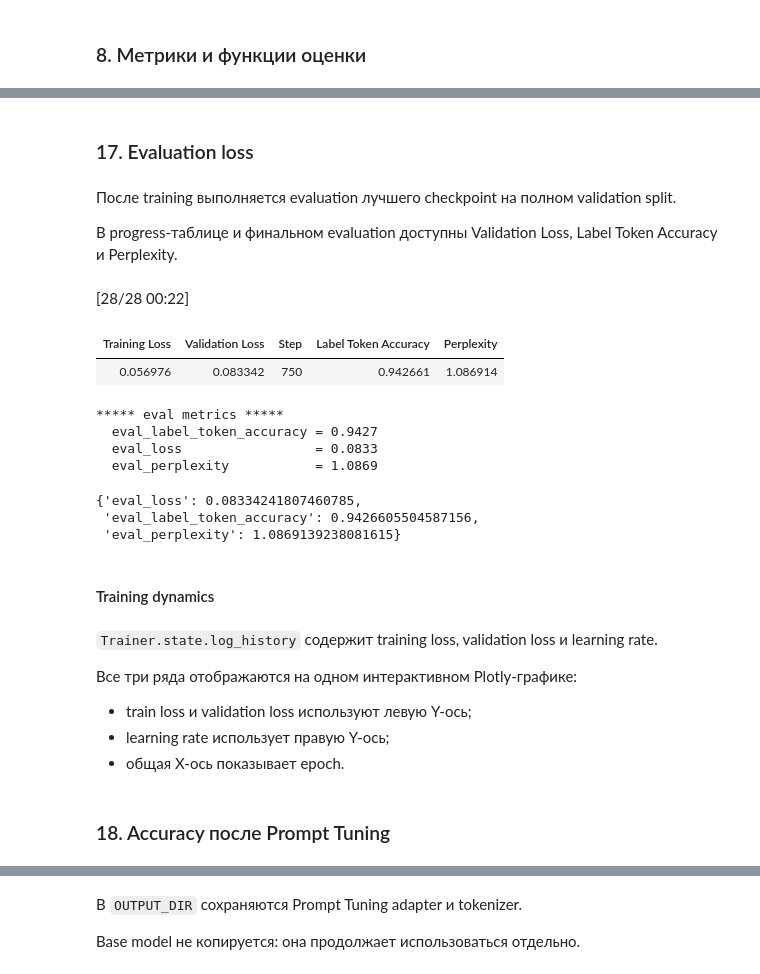
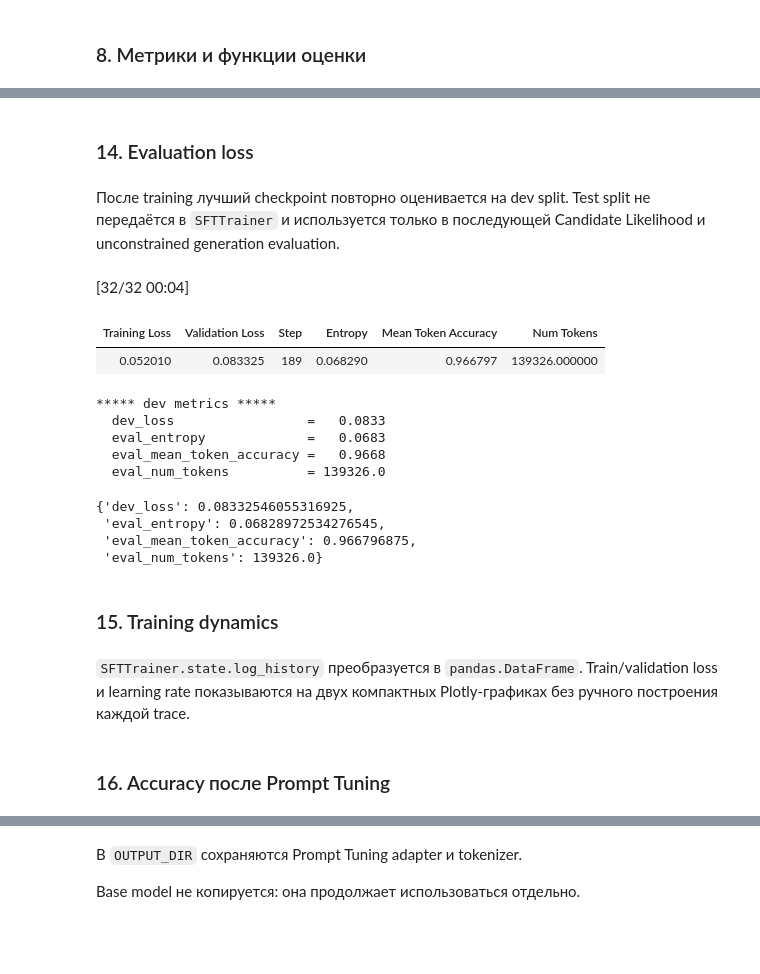
Before and after one commit to artyomboyko/ai-methods, a Jupyter notebook: notebooks/finetuning/peft/1_peft-basics-results-table-fixed.ipynb, the cells around one changed output, grey strips where cells are left out. Drawn from its saved outputs; the diff is of its cells as text; code cells hidden in the pictures; blank space fills up the shorter version.

Commit message:
Оптимизировал блокнот Prompt Tuning

```diff
--- a/notebooks/finetuning/peft/1_peft-basics-results-table-fixed.ipynb
+++ b/notebooks/finetuning/peft/1_peft-basics-results-table-fixed.ipynb
@@ -382,8 +350,4 @@ CUDA available:   True
 # %%
-device = torch.device(
-    "cuda"
-    if torch.cuda.is_available()
-    else "cpu"
-)
+device = torch.device("cuda" if torch.cuda.is_available() else "cpu")
 # %%
 def clear_device_memory():
@@ -1796,55 +1185,28 @@ train_loss                  : 0.10764096395174662
 # %% [markdown]
-### 17. Evaluation loss
+### 14. Evaluation loss
 # %% [markdown]
-После training выполняется evaluation лучшего checkpoint на полном validation split.
-
-В progress-таблице и финальном evaluation доступны Validation Loss, Label Token Accuracy и Perplexity.
+После training лучший checkpoint повторно оценивается на dev split. Test split не передаётся в `SFTTrainer` и используется только в последующей Candidate Likelihood и unconstrained generation evaluation.
 # %%
-eval_metrics = (
-    trainer.evaluate()
-)
-
-final_perplexity = (
-    eval_metrics.get(
-        "eval_perplexity"
-    )
-)
-
-if final_perplexity is not None:
-    final_perplexity = float(
-        final_perplexity
-    )
-
-trainer.log_metrics(
-    "eval",
-    eval_metrics,
-)
-
-trainer.save_metrics(
-    "eval",
-    eval_metrics,
-)
-
-eval_metrics
+trainer.remove_callback(EarlyStoppingCallback)
+dev_metrics = trainer.evaluate(metric_key_prefix="dev")
+trainer.log_metrics("dev", dev_metrics)
+trainer.save_metrics("dev", dev_metrics)
+dev_metrics
 # %% [output]
-[28/28 00:22]
+[32/32 00:04]
-| Training Loss | Validation Loss | Step | Label Token Accuracy | Perplexity |
-| 0.056976 | 0.083342 | 750 | 0.942661 | 1.086914 |
+| Training Loss | Validation Loss | Step | Entropy | Mean Token Accuracy | Num Tokens |
+| 0.052010 | 0.083325 | 189 | 0.068290 | 0.966797 | 139326.000000 |
-***** eval metrics *****
-  eval_label_token_accuracy = 0.9427
-  eval_loss                 = 0.0833
-  eval_perplexity           = 1.0869
+***** dev metrics *****
+  dev_loss                 =   0.0833
+  eval_entropy             =   0.0683
+  eval_mean_token_accuracy =   0.9668
+  eval_num_tokens          = 139326.0
-{'eval_loss': 0.08334241807460785,
- 'eval_label_token_accuracy': 0.9426605504587156,
- 'eval_perplexity': 1.0869139238081615}
+{'dev_loss': 0.08332546055316925,
+ 'eval_entropy': 0.06828972534276545,
+ 'eval_mean_token_accuracy': 0.966796875,
+ 'eval_num_tokens': 139326.0}
 # %% [markdown]
-#### Training dynamics
+### 15. Training dynamics
 # %% [markdown]
-`Trainer.state.log_history` содержит training loss, validation loss и learning rate.
-
-Все три ряда отображаются на одном интерактивном Plotly-графике:
-
-- train loss и validation loss используют левую Y-ось;
-- learning rate использует правую Y-ось;
-- общая X-ось показывает epoch.
+`SFTTrainer.state.log_history` преобразуется в `pandas.DataFrame`. Train/validation loss и learning rate показываются на двух компактных Plotly-графиках без ручного построения каждой trace.
 # %%
@@ -1981,3 +1248,3 @@ training_fig.show()
 # %% [markdown]
-### 18. Accuracy после Prompt Tuning
+### 16. Accuracy после Prompt Tuning
 # %% [markdown]
```
Also changed, not shown: parts of 112 cells of this notebook, 1 other file.
